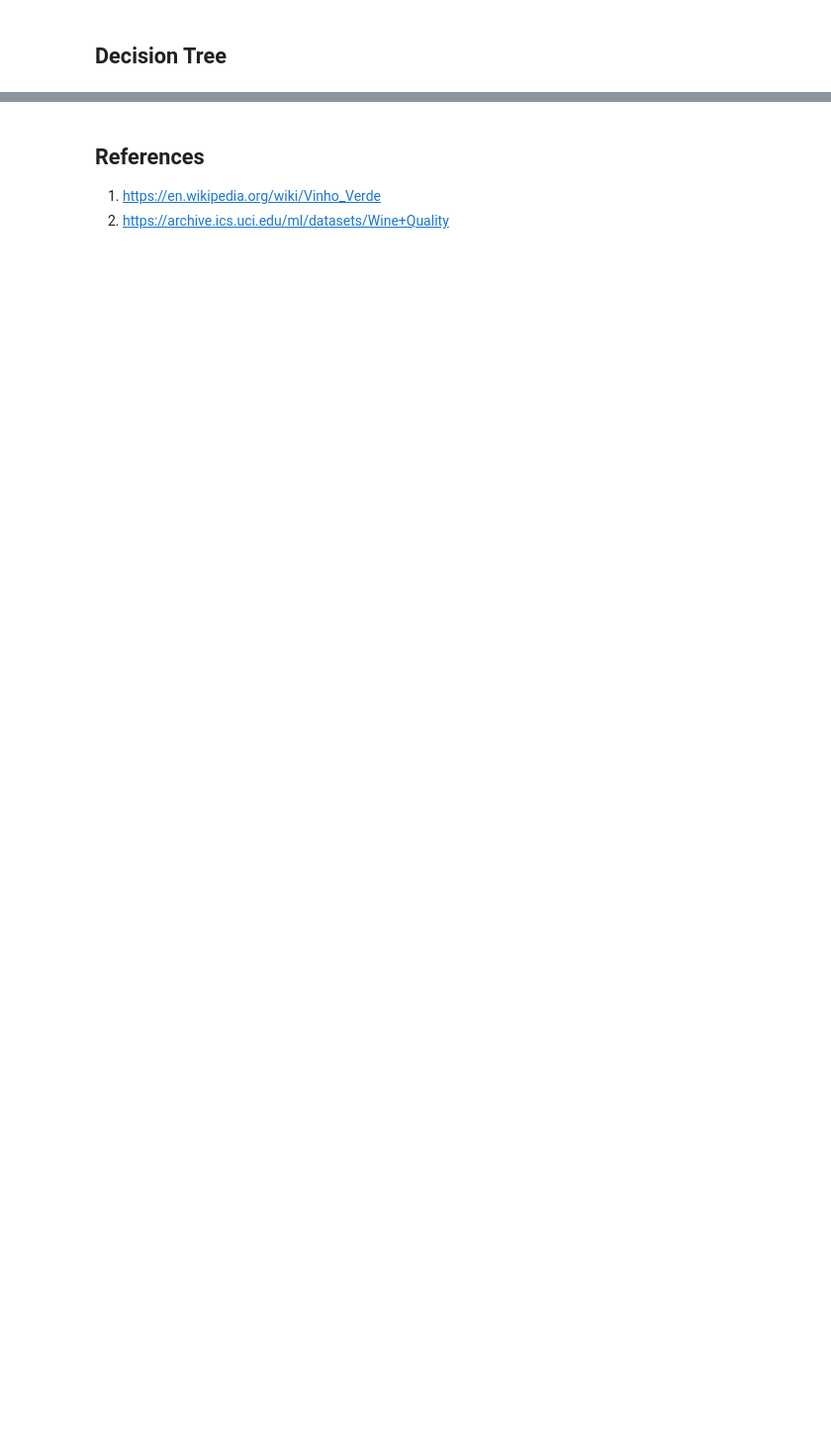
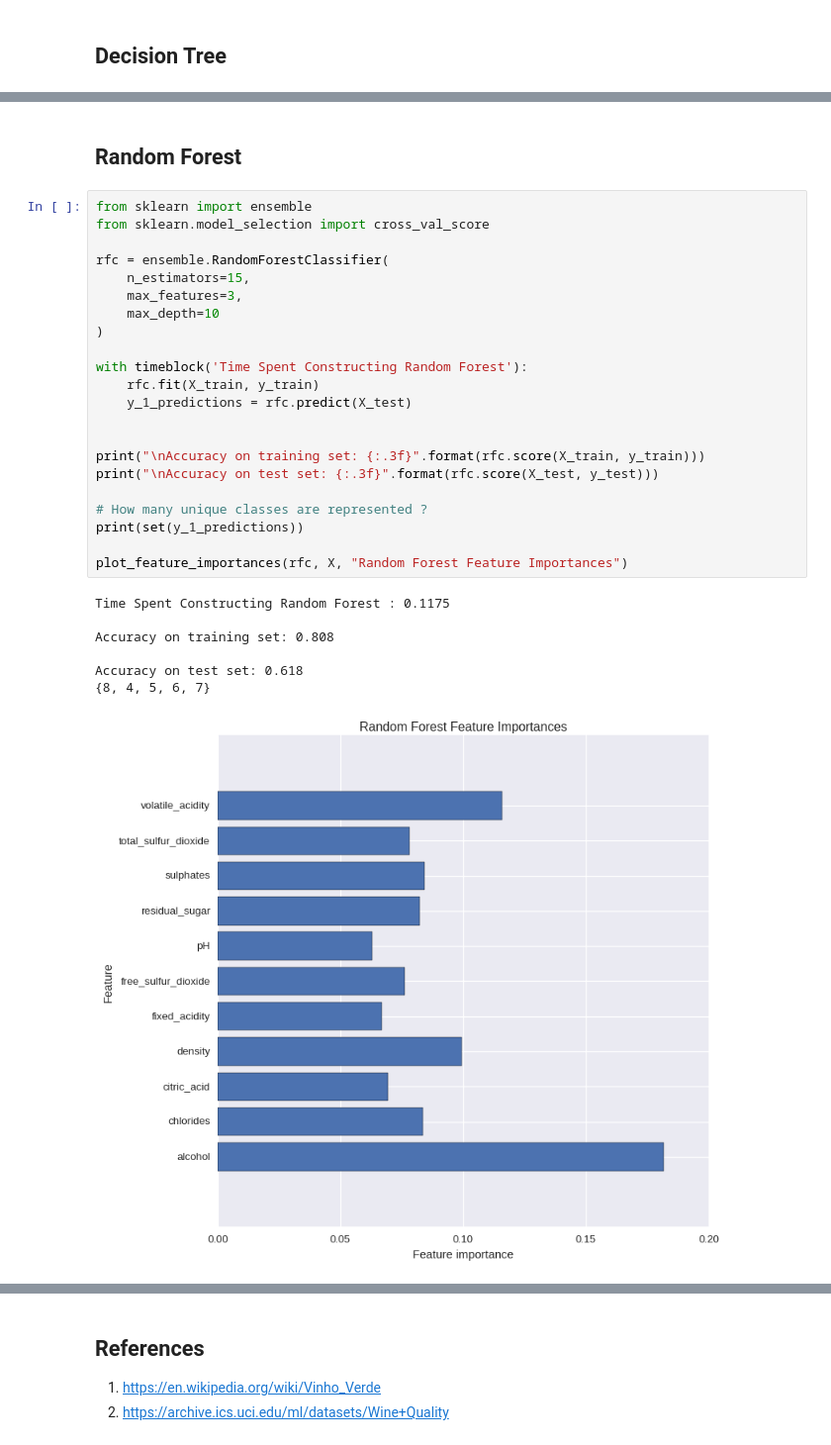
Before and after one commit to 315iah515/Thinkful-Notebooks, a Jupyter notebook: Bootcamp/RandomForests/Lesson2/RandomForestsVsDecisionTrees.ipynb, the cells around one changed output, grey strips where cells are left out. Shown at 99% size. Saved outputs shown, nothing was run; the diff lists cells and outputs as text; blank space fills up the shorter version.

Commit message:
Added Random Forest creation for data set

```diff
--- a/Bootcamp/RandomForests/Lesson2/RandomForestsVsDecisionTrees.ipynb
+++ b/Bootcamp/RandomForests/Lesson2/RandomForestsVsDecisionTrees.ipynb
@@ -154,0 +176,32 @@ plot_feature_importances(decision_tree, X, "Feature Importances")
+# %% [markdown]
+## Random Forest
+# %%
+from sklearn import ensemble
+from sklearn.model_selection import cross_val_score
+
+rfc = ensemble.RandomForestClassifier(
+    n_estimators=15,
+    max_features=3,
+    max_depth=10
+)
+
+with timeblock('Time Spent Constructing Random Forest'):
+    rfc.fit(X_train, y_train)
+    y_1_predictions = rfc.predict(X_test)
+
+
+print("\nAccuracy on training set: {:.3f}".format(rfc.score(X_train, y_train)))
+print("\nAccuracy on test set: {:.3f}".format(rfc.score(X_test, y_test)))
+
+# How many unique classes are represented ?
+print(set(y_1_predictions))
+
+plot_feature_importances(rfc, X, "Random Forest Feature Importances")
+# %% [output]
+Time Spent Constructing Random Forest : 0.1175
+
+Accuracy on training set: 0.808
+
+Accuracy on test set: 0.618
+{8, 4, 5, 6, 7}
+[figure, added]
```
Also changed, not shown: parts of 7 cells of this notebook.
